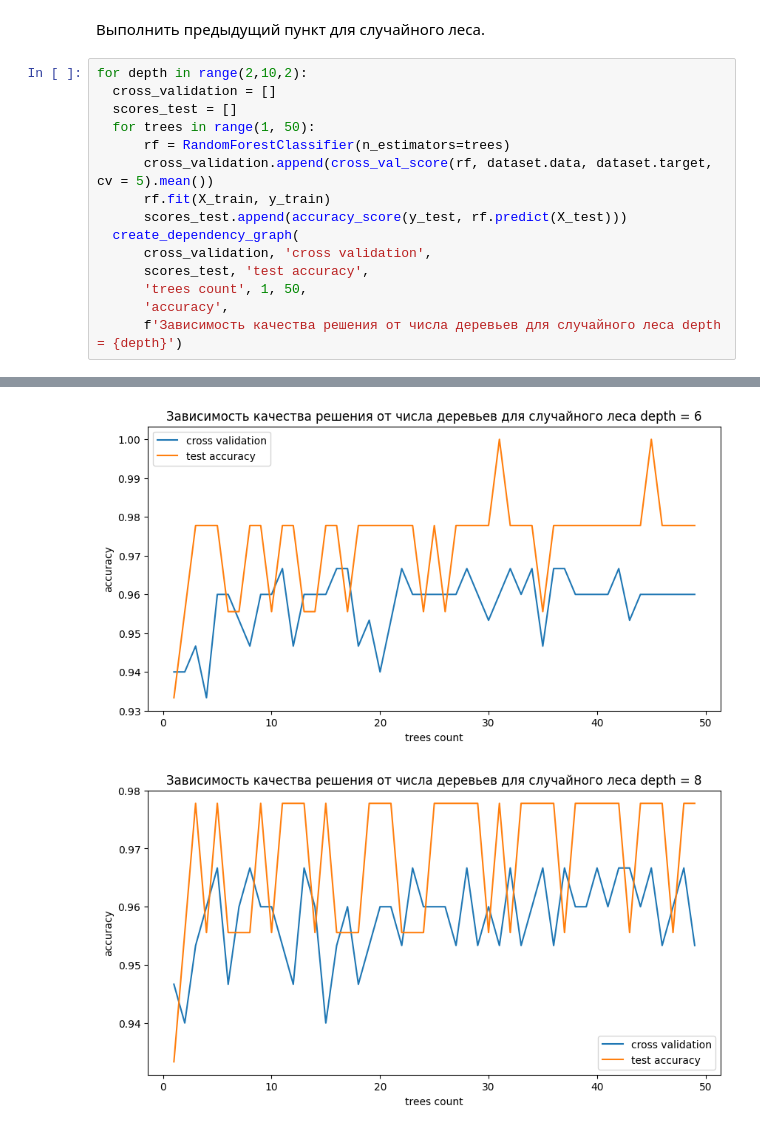
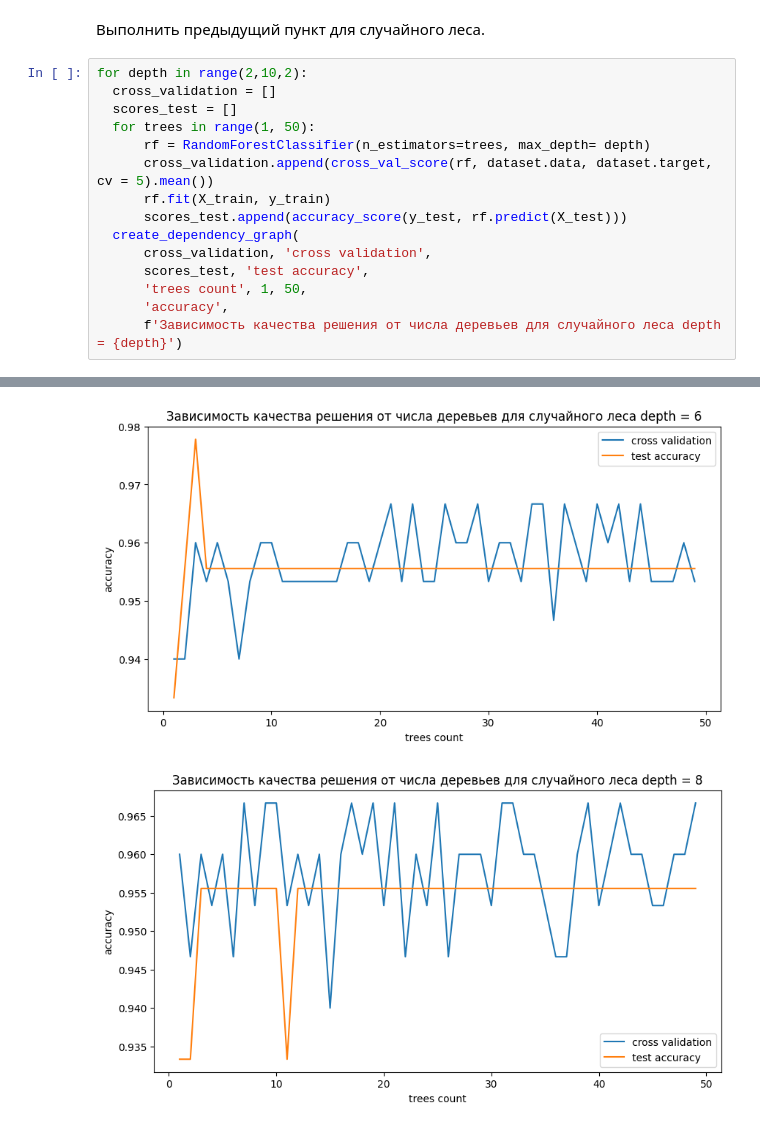
Before and after one commit to nosikmy/nsu_ml, a Jupyter notebook: Lab3.ipynb, the cells around one changed output, grey strips where cells are left out. Cells and saved outputs as stored; diff of their text form.

```diff
--- a/Lab3.ipynb
+++ b/Lab3.ipynb
@@ -141,7 +143,7 @@ for depth in range(2,10,2):
   cross_validation = []
   scores_test = []
   for trees in range(1, 50):
-      rf = RandomForestClassifier(n_estimators=trees)
+      rf = RandomForestClassifier(n_estimators=trees, max_depth= depth)
       cross_validation.append(cross_val_score(rf, dataset.data, dataset.target, cv = 5).mean())
       rf.fit(X_train, y_train)
       scores_test.append(accuracy_score(y_test, rf.predict(X_test)))
@@ -157,2 +159,2 @@ for depth in range(2,10,2):
-[figure, old version]
+[figure, new version]
-[figure, old version]
+[figure, new version]
```
Also changed, not shown: parts of 7 cells of this notebook.
